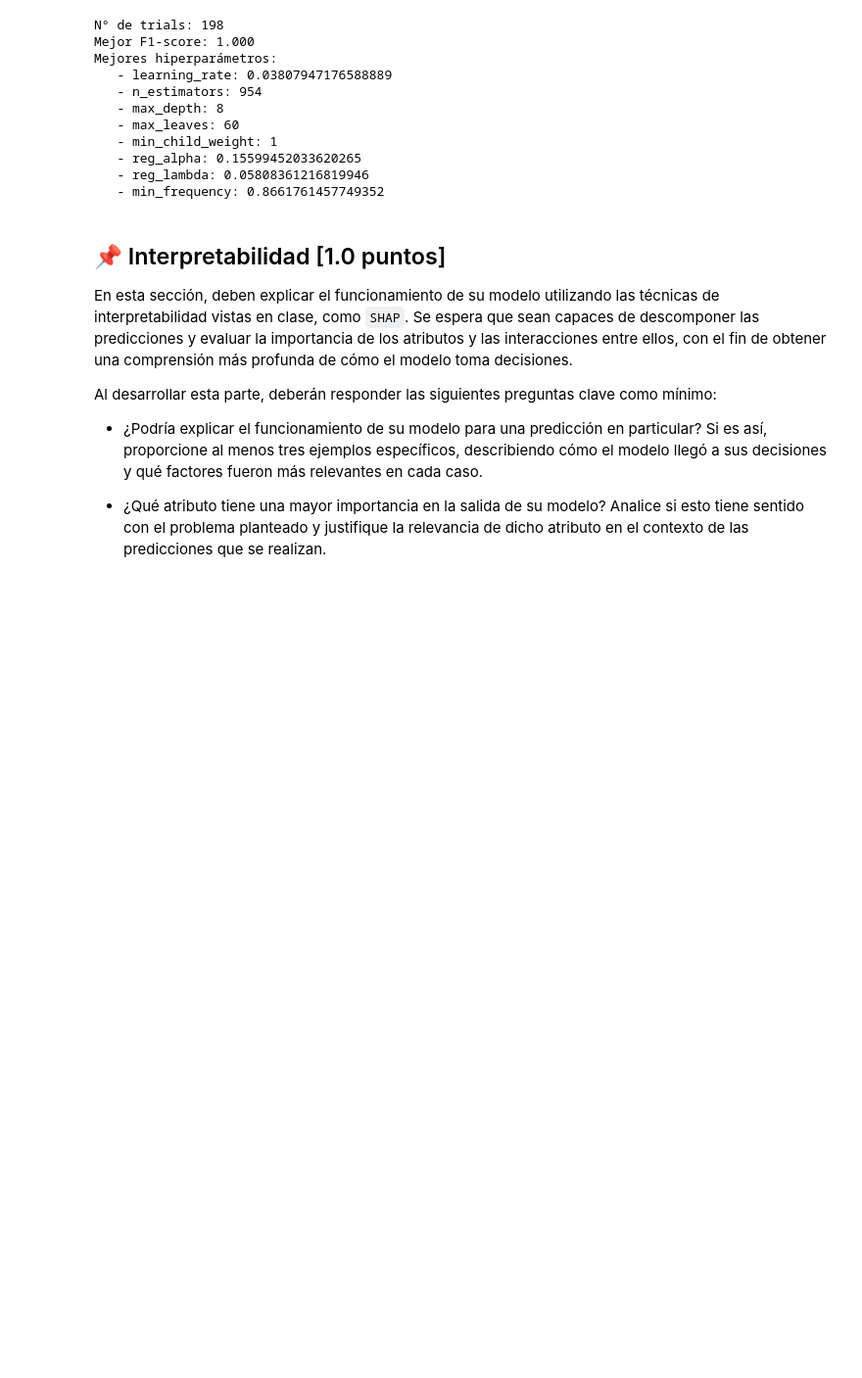
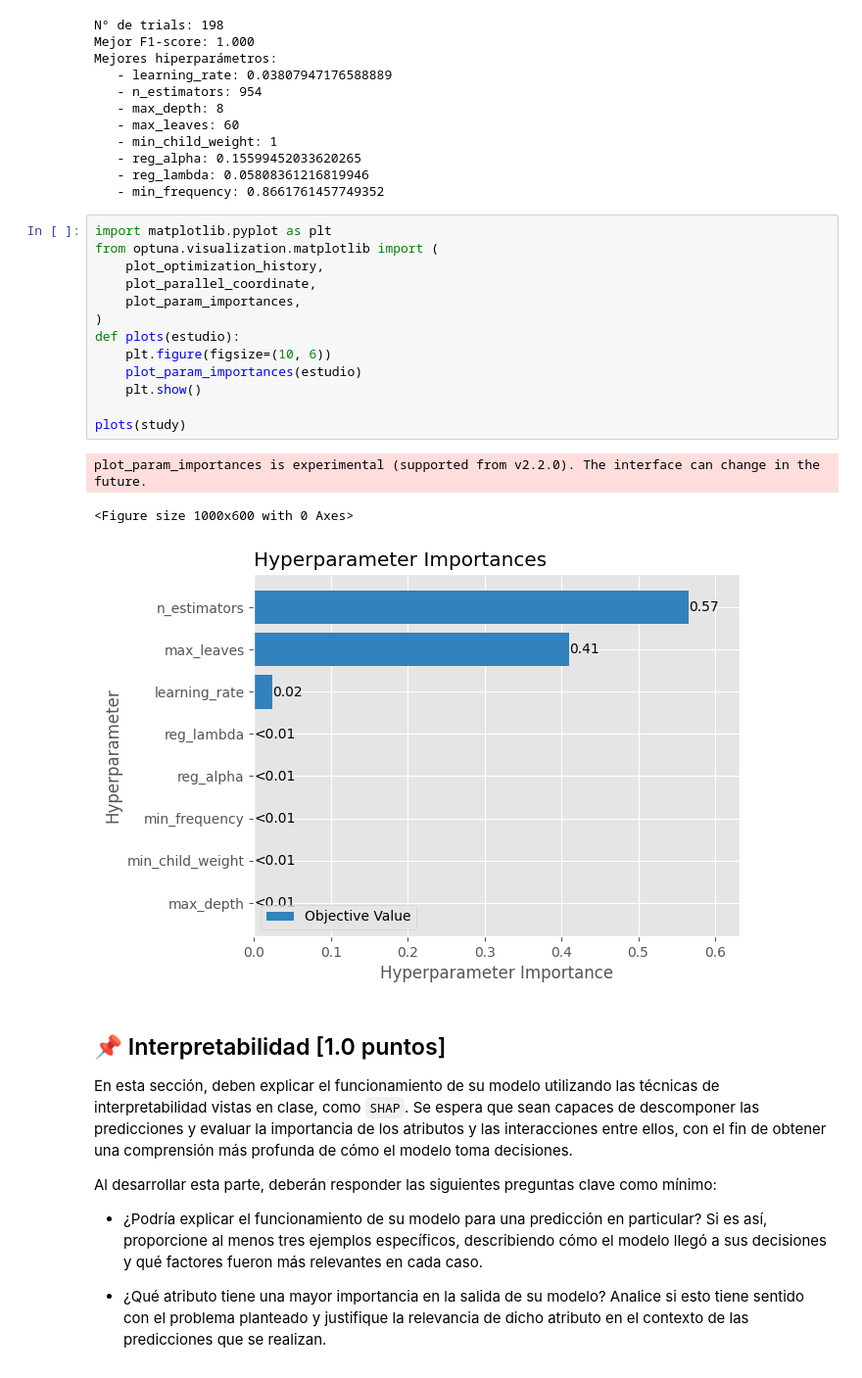
Before and after one commit to DiegoEspinozaoss/Laboratorio_Programacion_Cientifica_Proyecto, a Jupyter notebook: entrega_1/enunciado_1.ipynb, the cells around one changed output. Shown at 98% size. Saved outputs shown, nothing was run; the diff lists cells and outputs as text; blank space fills up the shorter version.

```diff
--- a/entrega_1/enunciado_1.ipynb
+++ b/entrega_1/enunciado_1.ipynb
@@ -932,6 +932,23 @@ Mejores hiperparámetros:
    - reg_alpha: 0.15599452033620265
    - reg_lambda: 0.05808361216819946
    - min_frequency: 0.8661761457749352
+# %%
+import matplotlib.pyplot as plt
+from optuna.visualization.matplotlib import (
+    plot_optimization_history,
+    plot_parallel_coordinate,
+    plot_param_importances,
+)
+def plots(estudio):
+    plt.figure(figsize=(10, 6))
+    plot_param_importances(estudio)
+    plt.show()
+
+plots(study)
+# %% [output]
+plot_param_importances is experimental (supported from v2.2.0). The interface can change in the future.
+<Figure size 1000x600 with 0 Axes>
+[figure, added]
 # %% [markdown]
 ## 📌 Interpretabilidad [1.0 puntos]
 
```
